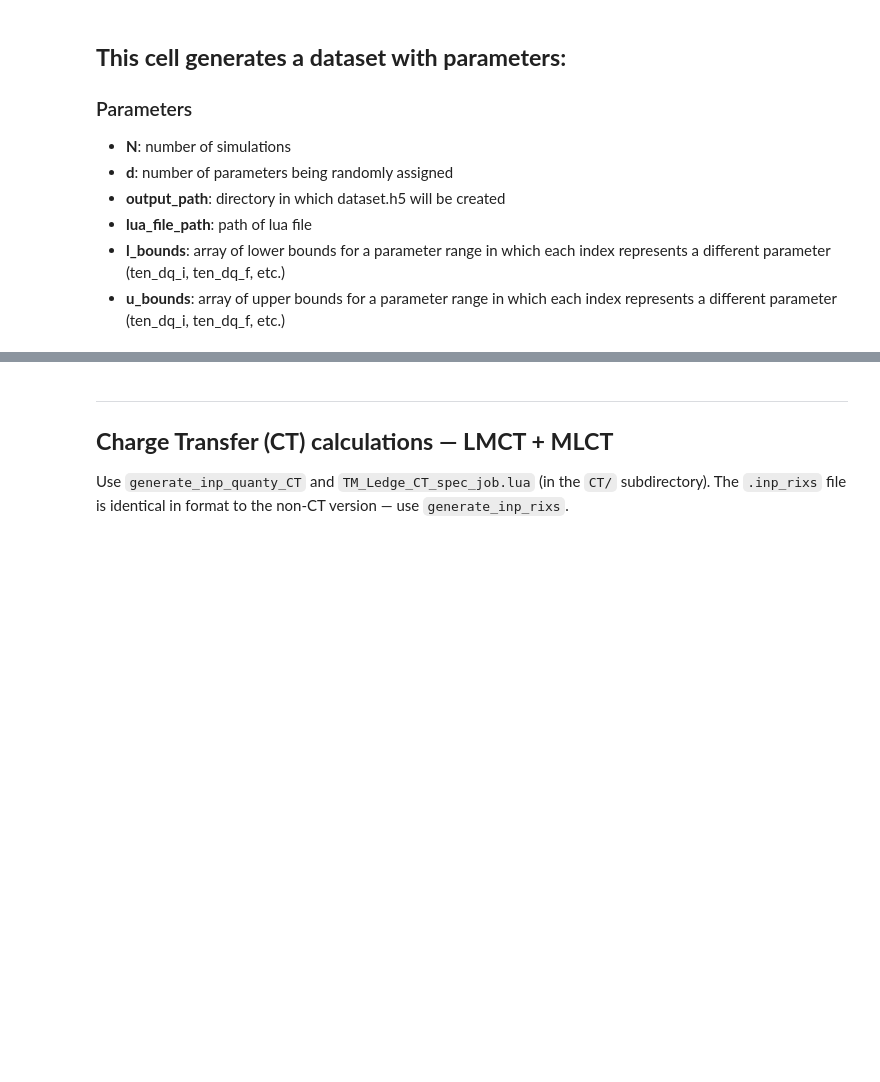
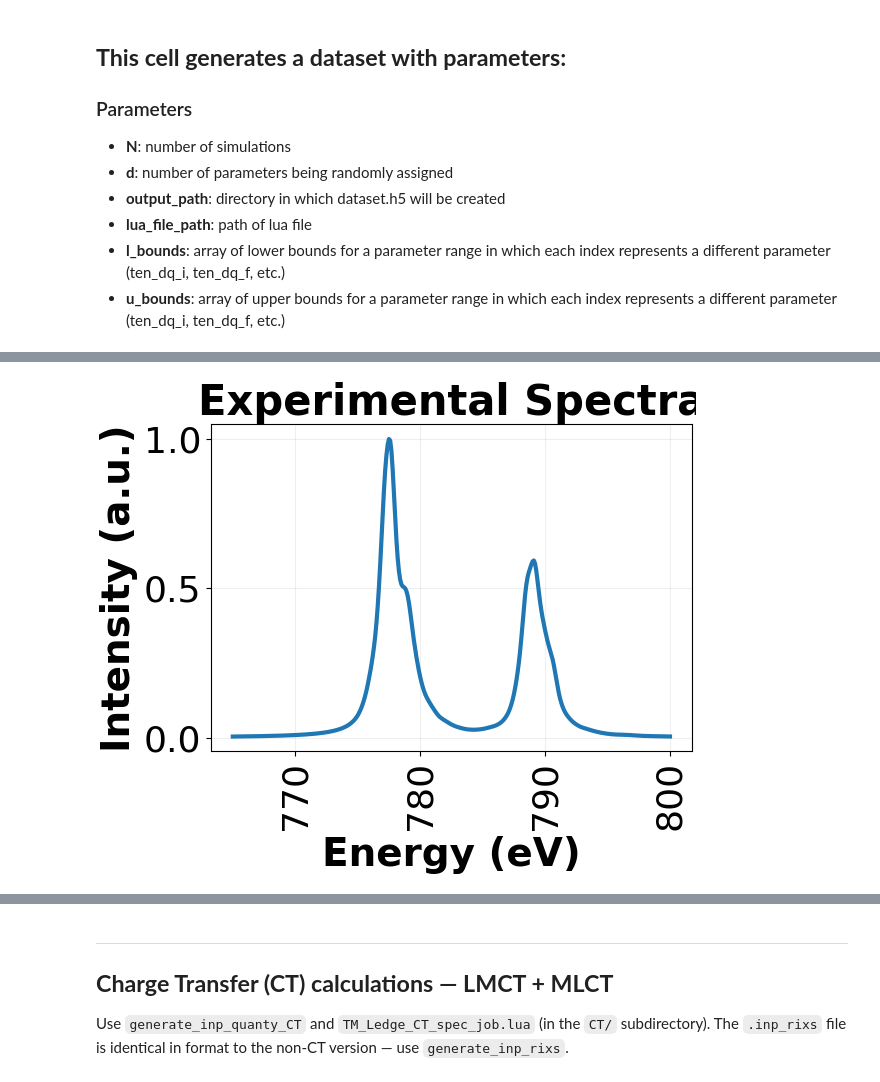
Before and after one commit to bpoult/QuantyRIXS_ML, a Jupyter notebook: Running_Quanty_template.ipynb, the cells around one changed output, grey strips where cells are left out. Drawn from its saved outputs; the diff is of its cells as text; code cells hidden in the pictures; blank space fills up the shorter version.

```diff
--- a/Running_Quanty_template.ipynb
+++ b/Running_Quanty_template.ipynb
@@ -22,7 +38,18 @@ from src.sampling import latin_hypercube_sampling
 L_BOUNDS = np.array([0.5, 0.75])
 U_BOUNDS = np.array([5, 1])
 
+config = load_config('co_terpy_L3L2_state1_CF_params.json')
+PARAMS_SETUP = config['PARAMS_SETUP']
+PARAMS_RIXS = config['PARAMS_RIXS']
+
 output_path = '/Users/pierolujanpedreschi/SLAC-Project/Co/CoTerpy/6.30.2026_Test/TM_test1'
 lua_file = 'TM_Ledge_spec_job.lua'
 lua_file_path = '/Users/pierolujanpedreschi/SLAC-Project/QuantyRIXS_ML/'
-generate_dataset(N=10, d=2, output_path=output_path, lua_file_path=lua_file_path, l_bounds=L_BOUNDS, u_bounds=U_BOUNDS)
+# generate_dataset(N=1, d=2, output_path=output_path, lua_file_path=lua_file_path, l_bounds=L_BOUNDS, u_bounds=U_BOUNDS, PARAMS_SETUP=PARAMS_SETUP, PARAMS_RIXS=PARAMS_RIXS)
+
+# Random data - only use for testing, not for training the model
+# spectra, energies, params, metadata, index = load_dataset(Path(output_path) / 'dataset.h5')
+
+# Assign reference_grid for later use
+num_elements = int(round((PARAMS_RIXS['energy_end'] - PARAMS_RIXS['energy_start']) / PARAMS_RIXS['energy_step'])) + 1
+reference_grid = np.linspace(PARAMS_RIXS['energy_start'], PARAMS_RIXS['energy_end'], num=num_elements)
@@ -63,0 +142,70 @@ plt.show()
+# %%
+def add_noise(x, y, noise_level, noise_type='relative', seed=None):
+    """
+    Add Gaussian noise to a simulated spectrum.
+
+    Parameters
+    ----------
+    x : array_like
+        Spectrum x-axis (e.g., wavelength, wavenumber, energy).
+    y : array_like
+        Spectrum y-axis (intensity values).
+    noise_level : float
+        Magnitude of the noise.
+        - If noise_type='relative': fraction of max(y) used as noise std
+          (e.g., 0.01 = 1% noise).
+        - If noise_type='absolute': noise standard deviation in y units.
+        - If noise_type='snr': target signal-to-noise ratio.
+    noise_type : str, optional
+        'relative' (default), 'absolute', or 'snr'.
+    seed : int, optional
+        Random seed for reproducibility.
+
+    Returns
+    -------
+    y_noisy : ndarray
+        Spectrum with added noise.
+    """
+    rng = np.random.default_rng(seed)
+    y = np.asarray(y, dtype=float)
+
+    if noise_type == 'relative':
+        sigma = noise_level * np.max(np.abs(y))
+    elif noise_type == 'absolute':
+        sigma = noise_level
+    elif noise_type == 'snr':
+        signal_power = np.mean(y**2)
+        sigma = np.sqrt(signal_power / noise_level)
+    else:
+        raise ValueError("noise_type must be 'relative', 'absolute', or 'snr'")
+
+    noise = rng.normal(loc=0.0, scale=sigma, size=y.shape)
+    return y + noise
+
+experimental_spectrum = add_noise(reference_grid, noise_this.flatten(), noise_level=0.0, seed=42)
+print(reference_grid.shape)
+print(experimental_spectrum.shape)
+
+# plt.figure(figsize=(10, 5))
+# plt.title("Experimental Spectra", fontsize="32")
+# plt.plot(reference_grid, experimental_spectrum, lw=2)
+# plt.xlabel('Energy (eV)', fontsize="32")
+# plt.ylabel('Intensity', fontsize="32")
+# plt.xticks(rotation=90, fontsize=24)
+# plt.yticks(fontsize=24)
+# plt.show()
+
+fig, ax = plt.subplots(figsize=(6, 5), constrained_layout=True)
+
+ax.plot(reference_grid, experimental_spectrum, linewidth=3)
+ax.set_xlabel('Energy (eV)', fontweight='bold', fontsize=28)
+ax.set_ylabel('Intensity (a.u.)', fontweight='bold', fontsize=28)
+ax.set_title('Experimental Spectra', fontweight='bold', fontsize=30)
+ax.tick_params(axis='both', labelsize=26)
+ax.tick_params(axis='x', rotation=90)
+ax.grid(alpha=0.2)
+
+# plt.tight_layout()
+plt.savefig('experimental_spectra.png', dpi=150, bbox_inches='tight', facecolor='white')
+plt.show()
+# %% [output]
@@ -63,0 +214 @@ plt.show()
+[figure, added]
```
Also changed, not shown: parts of 33 cells of this notebook.
